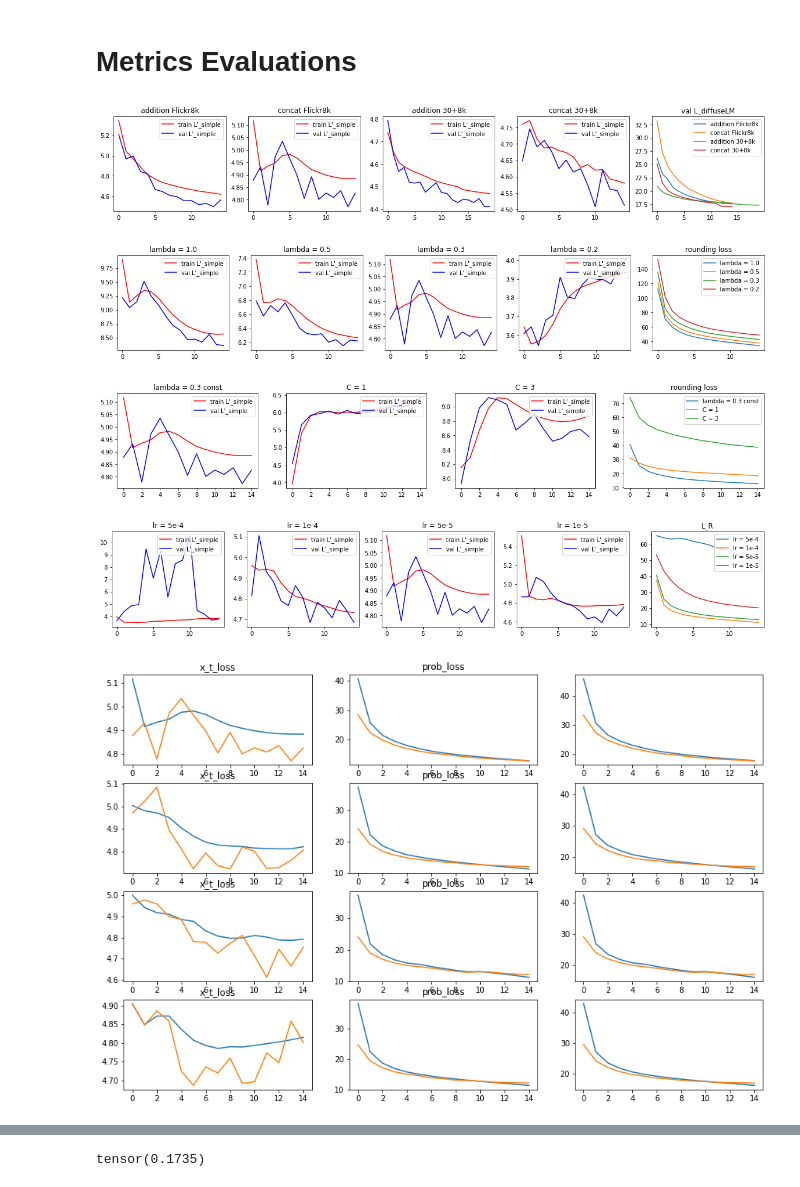
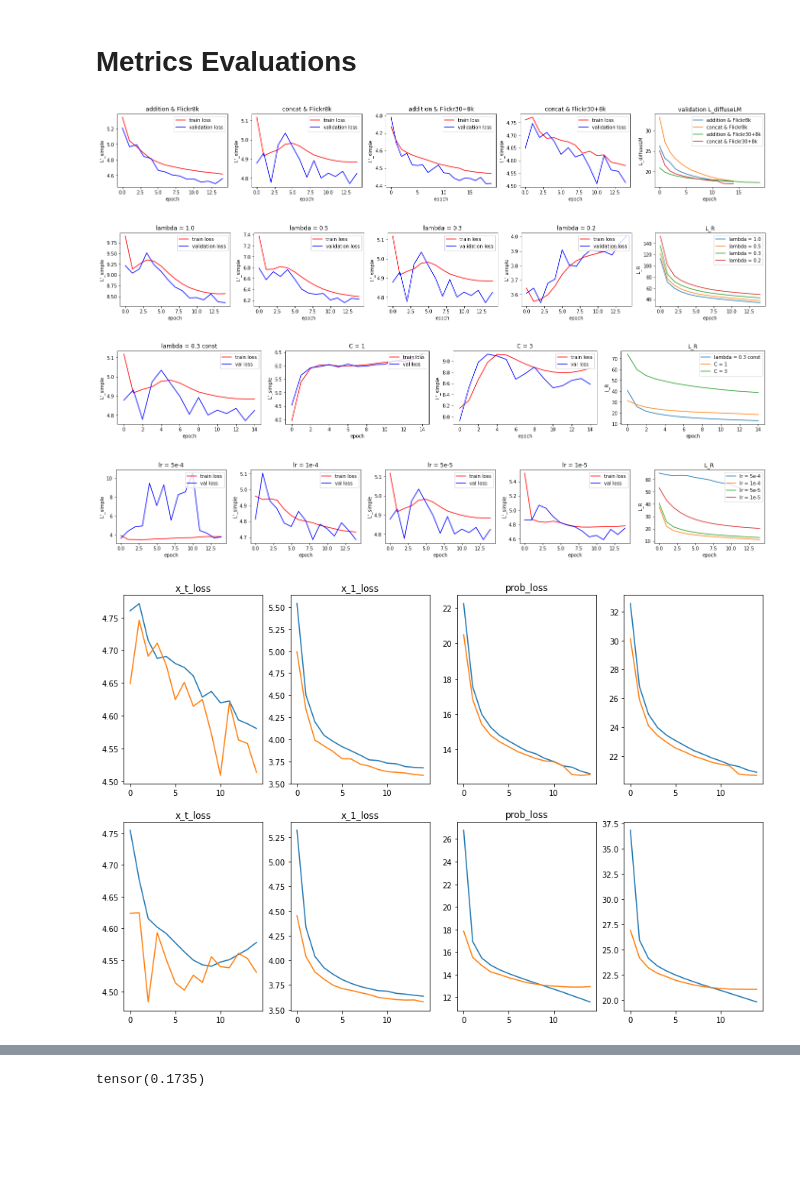
Before and after one commit to xu-shitong/diffusion-image-captioning, a Jupyter notebook: CLIP-DDPM.ipynb, the cells around one changed output, grey strips where cells are left out. Saved outputs shown, nothing was run; the diff lists cells and outputs as text; code cells hidden in the pictures; blank space fills up the shorter version.

Commit message:
final image generation commit

```diff
--- a/CLIP-DDPM.ipynb
+++ b/CLIP-DDPM.ipynb
@@ -720,16 +720,22 @@ file_names = [ # add or concat
   "epoch15_lossseries_sum_sample_mean_lr5E-05-5E-05_schedulerlinspace_round3E-01_dynamic-1_clipconcat_class_weight0E+00_class_prob2E-01_train-embedFalse_samplesize100_x_0_predictTrue_X_INTERVAL100_use_x_tTrue_use_x_1True_use_probTrue.txt",
 ]
 fig, axarr = plt.subplots(1, 5, figsize=(20, 3))
-names = ["addition Flickr8k", "concat Flickr8k", "addition 30+8k", "concat 30+8k"]
-axarr[4].set_title("val L_diffuseLM")
+fig.tight_layout(pad=2.0)
+names = ["addition & Flickr8k", "concat & Flickr8k", "addition & Flickr30+8k", "concat & Flickr30+8k"]
+axarr[4].set_title("validation L_diffuseLM")
 for i, file_name in enumerate(file_names):
   losses = extract_float(file_name, start="epoch")[:20] # shape [batch size, 7] each line is [batch number, x_t, x_1, prob losses, validation x_t x_1 prob losses]
   axarr[i].set_title(names[i])
-  axarr[i].plot(losses[:, 1], color='r', label="train L'_simple")
-  axarr[i].plot(losses[:, 4], color='b', label="val L'_simple")
+  axarr[i].plot(losses[:, 1], color='r', label="train loss")
+  axarr[i].plot(losses[:, 4], color='b', label="validation loss")
   axarr[4].plot(losses[:, 4] + losses[:, 6], label=names[i])
   axarr[i].legend(loc="upper right")
   axarr[4].legend(loc="upper right")
+  axarr[i].set_xlabel("epoch")
+  axarr[i].set_ylabel("L'_simple")
+axarr[4].set_xlabel("epoch")
+axarr[4].set_ylabel("L_diffuseLM")
+
 
 file_names = [ # rounding weight
   "./trial_rounding_weight/epoch15_lossseries_sum_sample_mean_lr5E-05-5E-05_schedulerlogspace_round1E+00_dynamic-1_clipconcat_clipmask10_train-embedFalse_samplesize100_x_0_predictTrue_X_INTERVAL100_use_x_tTrue_use_x_1True_use_probTrue.txt",
@@ -738,17 +744,23 @@ file_names = [ # rounding weight
   "./trial_rounding_weight/epoch15_lossseries_sum_sample_mean_lr5E-05-5E-05_schedulerlogspace_round2E-01_dynamic-1_clipconcat_clipmask10_train-embedFalse_samplesize100_x_0_predictTrue_X_INTERVAL100_use_x_tTrue_use_x_1True_use_probTrue.txt",
 ]
 fig, axarr = plt.subplots(1, 5, figsize=(20, 3))
+fig.tight_layout(pad=2.0)
 names = ["lambda = 1.0", "lambda = 0.5", "lambda = 0.3", "lambda = 0.2"]
 lambdas = [1.0, 0.5, 0.3, 0.2]
-axarr[4].set_title("rounding loss")
+axarr[4].set_title("L_R")
 for i, file_name in enumerate(file_names):
   losses = extract_float(file_name, start="epoch") # shape [batch size, 7] each line is [batch number, x_t, x_1, prob losses, validation x_t x_1 prob losses]
   axarr[i].set_title(names[i])
-  axarr[i].plot(losses[:, 1], color='r', label="train L'_simple")
-  axarr[i].plot(losses[:, 4], color='b', label="val L'_simple")
+  axarr[i].plot(losses[:, 1], color='r', label="train loss")
+  axarr[i].plot(losses[:, 4], color='b', label="validation loss")
   axarr[i].legend(loc="upper right")
   axarr[4].plot(losses[:, 3] / lambdas[i], label=names[i])
+  axarr[i].set_xlabel("epoch")
+  axarr[i].set_ylabel("L'_simple")
 axarr[4].legend(loc="upper right")
+axarr[4].set_xlabel("epoch")
+axarr[4].set_ylabel("L_R")
+
 
 file_names = [ # dynamic rounding weight
   small_baseline,
@@ -756,16 +768,22 @@ file_names = [ # dynamic rounding weight
   "./trial_rounding_weight/epoch15_lossseries_sum_sample_mean_lr5E-05-5E-05_schedulerlinspace_round3E+00_dynamic3_clipconcat_clipmask10_train-embedFalse_samplesize100_x_0_predictTrue_X_INTERVAL100_use_x_tTrue_use_x_1True_use_probTrue.txt",
 ]
 fig, axarr = plt.subplots(1, 4, figsize=(20, 3))
+fig.tight_layout(pad=2.0)
 names = ["lambda = 0.3 const", "C = 1", "C = 3"]
-axarr[3].set_title("rounding loss")
+axarr[3].set_title("L_R")
 for i, file_name in enumerate(file_names):
   losses = extract_float(file_name, start="epoch") # shape [batch size, 7] each line is [batch number, x_t, x_1, prob losses, validation x_t x_1 prob losses]
   axarr[i].set_title(names[i])
-  axarr[i].plot(losses[:, 1], color='r', label="train L'_simple")
-  axarr[i].plot(losses[:, 4], color='b', label="val L'_simple")
+  axarr[i].plot(losses[:, 1], color='r', label="train loss")
+  axarr[i].plot(losses[:, 4], color='b', label="val loss")
   axarr[i].legend(loc="upper right")
+  axarr[i].set_xlabel("epoch")
+  axarr[i].set_ylabel("L'_simple")
   axarr[3].plot(losses[:, 3], label=names[i])
 axarr[3].legend(loc="upper right")
+axarr[3].set_xlabel("epoch")
+axarr[3].set_ylabel("L_R")
+
 
 file_names = [ # classifier free trial
   small_baseline,
@@ -780,16 +798,21 @@ file_names = [ # const learning rate !!
   "./trial_lr/epoch15_lossseries_sum_sample_mean_lr1E-05-1E-05_schedulerlogspace_round3E-01_dynamic-1_clipconcat_clipmask10_train-embedFalse_samplesize100_x_0_predictTrue_X_INTERVAL100_use_x_tTrue_use_x_1True_use_probTrue.txt",
 ]
 fig, axarr = plt.subplots(1, 5, figsize=(20, 3))
+fig.tight_layout(pad=2.0)
 names = ["lr = 5e-4", "lr = 1e-4", "lr = 5e-5", "lr = 1e-5"]
 axarr[4].set_title("L_R")
 for i, file_name in enumerate(file_names):
   losses = extract_float(file_name, start="epoch") # shape [batch size, 7] each line is [batch number, x_t, x_1, prob losses, validation x_t x_1 prob losses]
   axarr[i].set_title(names[i])
-  axarr[i].plot(losses[:, 1], color='r', label="train L'_simple")
-  axarr[i].plot(losses[:, 4], color='b', label="val L'_simple")
+  axarr[i].plot(losses[:, 1], color='r', label="train loss")
+  axarr[i].plot(losses[:, 4], color='b', label="val loss")
   axarr[i].legend(loc="upper right")
   axarr[4].plot(losses[:, 3], label=names[i])
+  axarr[i].set_xlabel("epoch")
+  axarr[i].set_ylabel("L'_simple")
 axarr[4].legend(loc="upper right")
+axarr[4].set_xlabel("epoch")
+axarr[4].set_ylabel("L_R")
 
 
 file_names = [ # learning rate scheduling
@@ -798,58 +821,39 @@ file_names = [ # learning rate scheduling
   "./trial_lr/epoch15_lossseries_sum_sample_mean_lr1E-04-5E-05_schedulercosine_annealing_round3E-01_dynamic-1_clipconcat_class_weight0E+00_class_prob2E-01_train-embedFalse_samplesize100_x_0_predictTrue_X_INTERVAL100_use_x_tTrue_use_x_1True_use_probTrue.txt",
   "./trial_lr/epoch15_lossseries_sum_sample_mean_lr1E-04-5E-05_schedulerlogspace_round3E-01_dynamic-1_clipconcat_class_weight0E+00_class_prob2E-01_train-embedFalse_samplesize100_x_0_predictTrue_X_INTERVAL100_use_x_tTrue_use_x_1True_use_probTrue.txt",
 ]
-fig, axarr = plt.subplots(len(file_names), 3, figsize=(15, 10))
-for i, file_name in enumerate(file_names):
-  losses = extract_float(file_name, start="epoch") # shape [batch size, 7] each line is [batch number, x_t, x_1, prob losses, validation x_t x_1 prob losses]
-  train_index = {1: "x_t_loss", 3: "prob_loss"}
-  val_index = {4: "x_t_loss", 6: "prob_loss"}
-  train_sum_losses = losses[:, list(train_index.keys())].sum(dim=-1)
-  val_sum_losses = losses[:, list(val_index.keys())].sum(dim=-1)
-
-  for j, idx in enumerate(train_index):
-    axarr[i, j].plot(losses[:, idx])
-    axarr[i, j].set_title(train_index[idx])
-
-  for j, idx in enumerate(val_index):
-    axarr[i, j].plot(losses[:, idx])
-    axarr[i, j].set_title(val_index[idx])
-
-  axarr[i, 2].plot(train_sum_losses)
-  axarr[i, 2].plot(val_sum_losses)
 
 # file_names = [ # x_0 or x_t trial
 #   "./trial_x_01_prediction/epoch15_lossseries_sum_sample_mean_lr5E-05-5E-05_schedulerlinspace_round3E-01_dynamic-1_clipconcat_class_weight0E+00_class_prob2E-01_train-embedFalse_samplesize100_x_0_predictFalse_X_INTERVAL100_use_x_tTrue_use_x_1True_use_probTrue.txt",
 #   small_baseline,
 # ]
 
 
 # general propose plot
 file_names = [ # final model 0.5 or 0.3 plot
   "./epoch15_lossseries_sum_sample_mean_lr5E-05-5E-05_schedulerlinspace_round3E-01_dynamic-1_clipconcat_class_weight0E+00_class_prob2E-01_train-embedFalse_samplesize100_x_0_predictTrue_X_INTERVAL100_use_x_tTrue_use_x_1True_use_probTrue.txt",
   "./epoch15_lossseries_sum_sample_mean_lr1E-04-5E-05_schedulerlinspace_round3E-01_dynamic-1_clipconcat_class_weight0E+00_class_prob2E-01_train-embedFalse_samplesize100_x_0_predictTrue_X_INTERVAL100_use_x_tTrue_use_x_1True_use_probTrue.txt",
-  "./trial_lr/epoch15_lossseries_sum_sample_mean_lr1E-04-5E-05_schedulerlinspace_round3E-01_dynamic-1_clipconcat_class_weight0E+00_class_prob2E-01_train-embedFalse_samplesize100_x_0_predictTrue_X_INTERVAL100_use_x_tTrue_use_x_1True_use_probTrue.txt",
 ]
 fig, axarr = plt.subplots(len(file_names), 4, figsize=(15, 10))
 for i, file_name in enumerate(file_names):
   losses = extract_float(file_name, start="epoch") # shape [batch size, 7] each line is [batch number, x_t, x_1, prob losses, validation x_t x_1 prob losses]
   train_index = {1: "x_t_loss",2: "x_1_loss",3: "prob_loss"}
   val_index = {4: "x_t_loss",5: "x_1_loss",6: "prob_loss"}
   train_sum_losses = losses[:, list(train_index.keys())].sum(dim=-1)
   val_sum_losses = losses[:, list(val_index.keys())].sum(dim=-1)
 
   for j, idx in enumerate(train_index):
     axarr[i, j].plot(losses[:, idx])
     axarr[i, j].set_title(train_index[idx])
 
   for j, idx in enumerate(val_index):
     axarr[i, j].plot(losses[:, idx])
     axarr[i, j].set_title(val_index[idx])
 
   axarr[i, 3].plot(train_sum_losses)
   axarr[i, 3].plot(val_sum_losses)
 # %% [output]
-[figure, old version]
+[figure, new version]
-[figure, old version]
+[figure, new version]
-[figure, old version]
+[figure, new version]
-[figure, old version]
+[figure, new version]
-[figure, old version]
+[figure, new version]
```
Also changed, not shown: parts of 1 cell of this notebook.
